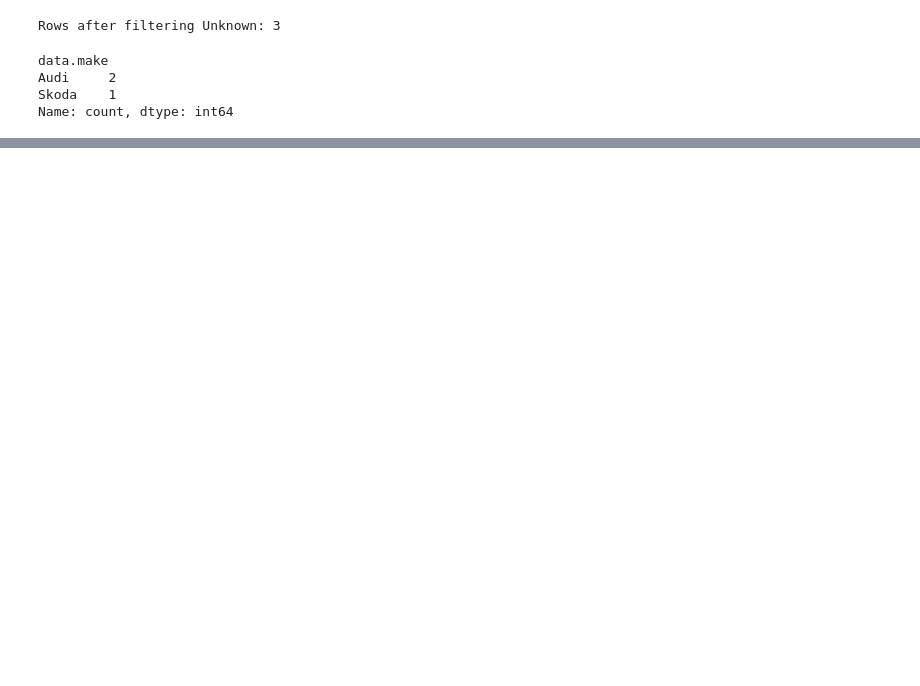
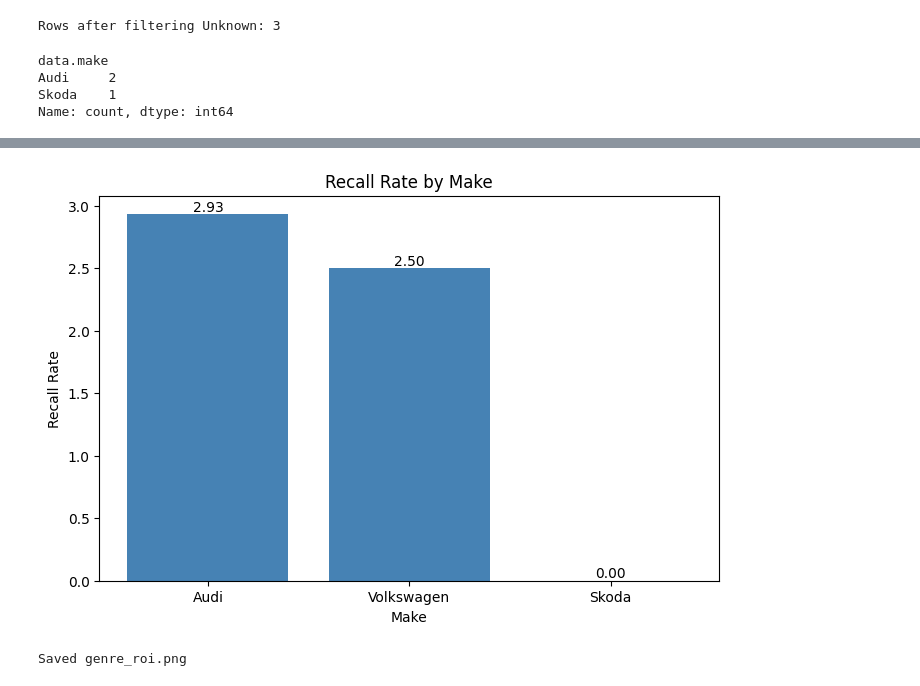
Before and after one commit to karisikajla/Automotive-Industry-Tracker, a Jupyter notebook: notebooks/lab10_data_analysis.ipynb, the cells around one changed output, grey strips where cells are left out. Saved outputs shown, nothing was run; the diff lists cells and outputs as text; code cells hidden in the pictures; blank space fills up the shorter version.

```diff
--- a/notebooks/lab10_data_analysis.ipynb
+++ b/notebooks/lab10_data_analysis.ipynb
@@ -85,0 +234,4 @@ long_df.head()
+# %%
+from src.analytics.insight_reporter import run_all_questions, recall_rate_by_make
+
+run_all_questions(df_combined, df_mongo_agg)
@@ -85,0 +256,18 @@ long_df.head()
+# %%
+import matplotlib.pyplot as plt
+
+roi_df = recall_rate_by_make(df_mongo_agg)
+
+plt.figure(figsize=(8, 5))
+bars = plt.bar(roi_df["make"], roi_df["recall_rate"], color="steelblue")
+for bar, val in zip(bars, roi_df["recall_rate"]):
+    plt.text(bar.get_x() + bar.get_width()/2, bar.get_height(), f"{val:.2f}", ha="center", va="bottom")
+plt.title("Recall Rate by Make")
+plt.xlabel("Make")
+plt.ylabel("Recall Rate")
+plt.savefig("../data/processed/analytics/genre_roi.png")
+plt.show()
+print("Saved genre_roi.png")
+# %% [output]
+[figure, added]
+Saved genre_roi.png
```
Also changed, not shown: parts of 19 cells of this notebook.
